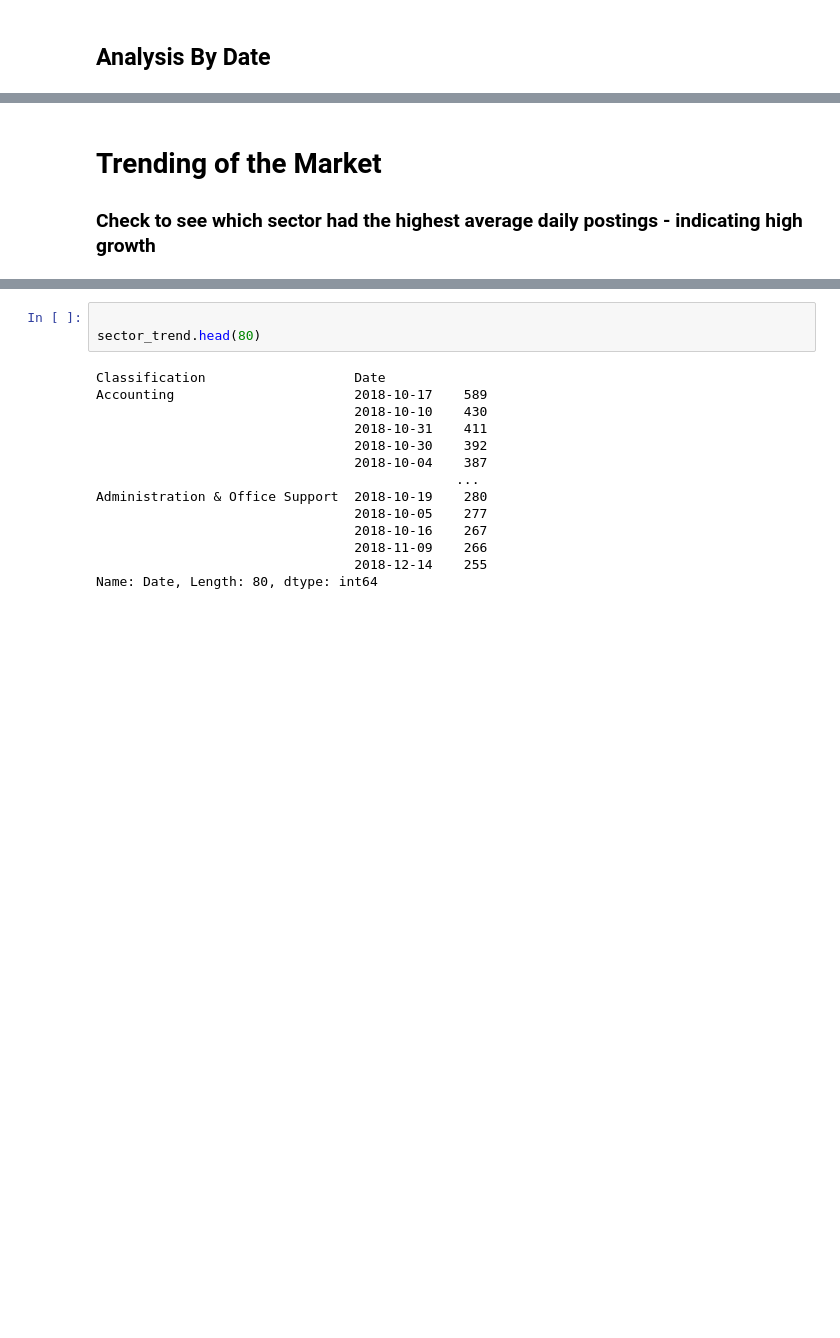
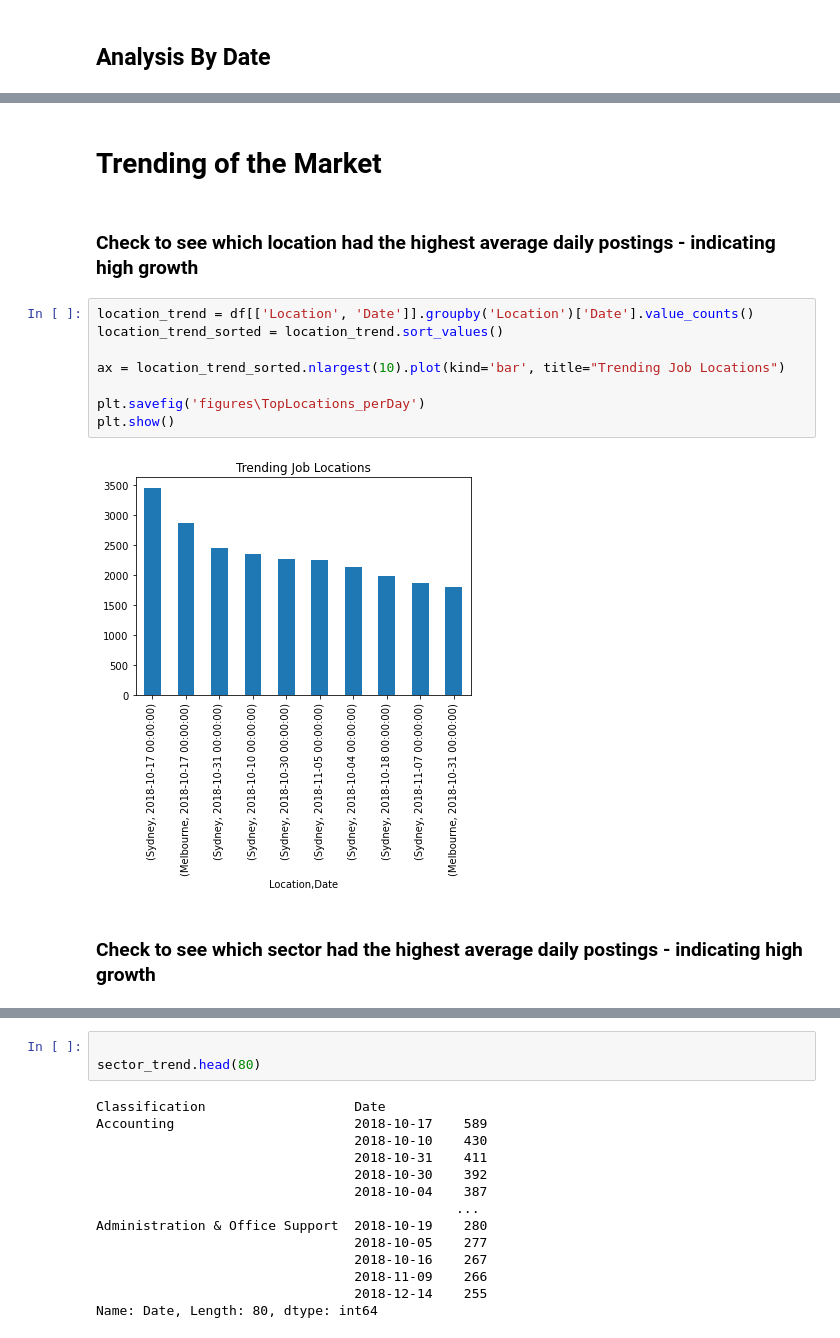
Before and after one commit to RyanWillie/Big-Data-Assignment, a Jupyter notebook: Notebook.ipynb, the cells around one changed output, grey strips where cells are left out. Drawn from its saved outputs; the diff is of its cells as text; blank space fills up the shorter version.

```diff
--- a/Notebook.ipynb
+++ b/Notebook.ipynb
@@ -358,5 +352,18 @@ plt.savefig('figures\JobListingsPerDay')
+# %% [markdown]
+# Trending of the Market
+# %% [markdown]
+### Check to see which location had the highest average daily postings - indicating high growth
+# %%
+location_trend = df[['Location', 'Date']].groupby('Location')['Date'].value_counts()
+location_trend_sorted = location_trend.sort_values()
+
+ax = location_trend_sorted.nlargest(10).plot(kind='bar', title="Trending Job Locations")
+
+plt.savefig('figures\TopLocations_perDay')
+plt.show()
+# %% [output]
+[figure, added]
 # %% [markdown]
-# Trending of the Market
 ### Check to see which sector had the highest average daily postings - indicating high growth
 # %%
 sector_trend = df[['Classification', 'Date']].groupby('Classification')['Date'].value_counts()
```
Also changed, not shown: parts of 7 cells of this notebook, 8 other files.
